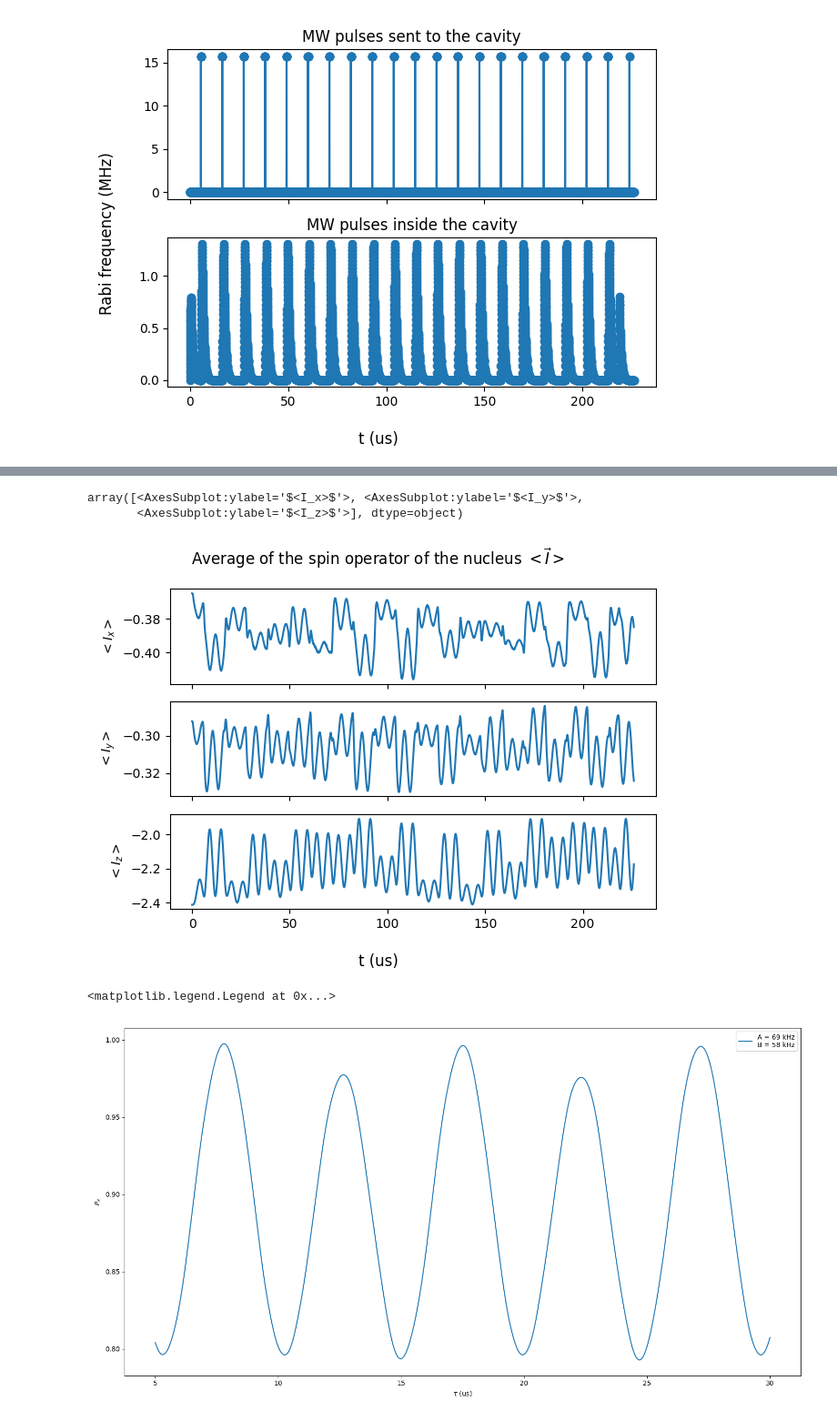
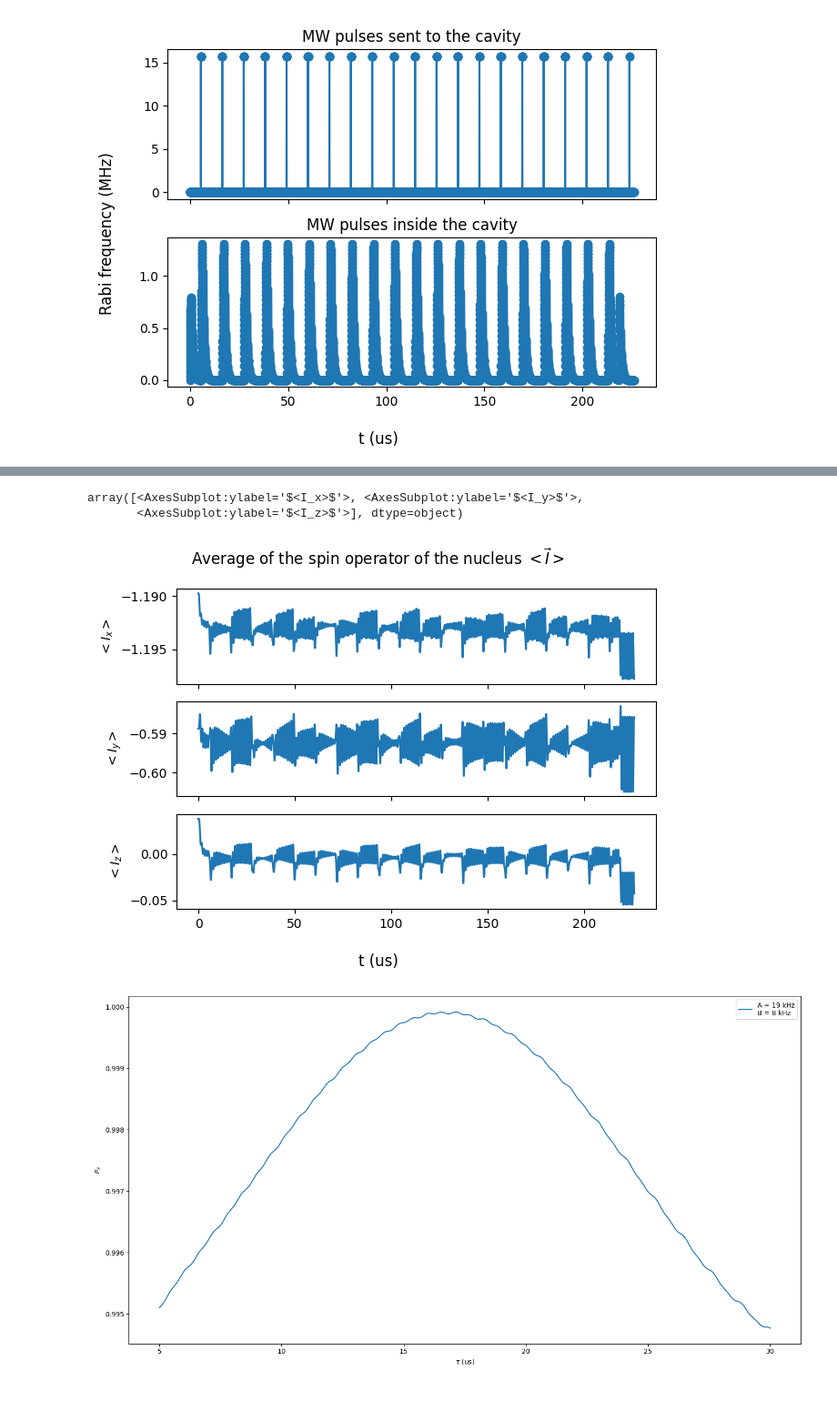
Before and after one commit to Quantronics/SpinDynamics, a Jupyter notebook: spin_simulations_ErTiO2.ipynb, the cells around one changed output, grey strips where cells are left out. Shown: that part at 91% size. Saved outputs shown, nothing was run; the diff lists cells and outputs as text; code cells hidden in the pictures.

```diff
--- a/spin_simulations_ErTiO2.ipynb
+++ b/spin_simulations_ErTiO2.ipynb
@@ -73,15 +70,14 @@ B_field = np.array([B0*np.sin(theta)*np.cos(phi), B0*np.sin(theta)*np.sin(phi),
 omega_L = 2*np.pi*mu_I/h*1e-6*B0 # rad/us
 
 # Hyperfine constants
-#A_sim, B_sim = np.genfromtxt('hyperfine_parameters\832_at_(%.1f,%.1f,%.1f)_Ti.csv'%(B_field[0]*1e3, B_field[1]*1e3, B_field[2]*1e3), delimiter=',')[1:, -2:].T*1e-3 # MHz
-#A_list = 2*np.pi*np.array(A_sim[:10]) # rad/us (MHz)
-#B_list = 2*np.pi*np.array(B_sim[:10]) # rad/us (MHz)
+A_sim, B_sim = np.genfromtxt('hyperfine_parameters\832_at_(%.1f,%.1f,%.1f)_Ti.csv'%(B_field[0]*1e3, B_field[1]*1e3, B_field[2]*1e3), delimiter=',')[1:, -2:].T*1e-3 # MHz
+A_list = 2*np.pi*np.array(A_sim[:30]) # rad/us (MHz)
+B_list = 2*np.pi*np.array(B_sim[:30]) # rad/us (MHz)
 
-A = 2*np.pi*69e-3
-B = 2*np.pi*58e-3
+A = A_list[18]
+B = B_list[18]
 
 # Pulse parameters
-tau = abs((2*10+1)*np.pi/(2*omega_L))
 pi_pulse_duration = 700e-3 # us (700 ns)
 
 # Rabi angle of the input MW pulse so that the filtered pulse applies a pi Rabi angle
@@ -97,7 +93,7 @@ nS = int(2*S+1)
 # %%
 I = 5/2
 nI = int(2*I+1)
-(Ix,Iy,Iz) = generate_I(I)
+(Ix,Iy,Iz) = generate_S(I)
 # %%
 # Nuclear Zeeman interaction
 omega_Ix = 2*np.pi*mu_I/h*1e-6*B_field[0]
@@ -190,20 +187,20 @@ inspect_nuclear_spin(1, t, result, I, nS)
 # %% [output]
 array([<AxesSubplot:ylabel='$<I_x>$'>, <AxesSubplot:ylabel='$<I_y>$'>,
        <AxesSubplot:ylabel='$<I_z>$'>], dtype=object)
-[figure, old version]
+[figure, new version]
 # %%
 # Simulating for different values of tau for each nuclear spin (see A_list and B_list)
 tau_list = np.linspace(5, 30, 2001)
 N_pulses = 1
 
-A_list = [A] # rad/us (MHz)
-B_list = [B] # rad/us (MHz)
-p_x = np.zeros([len(A_list),len(tau_list)])
+A_simlist = [A] # rad/us (MHz)
+B_simlist = [B] # rad/us (MHz)
+p_x = np.zeros([len(A_simlist),len(tau_list)])
 
 pool = Pool(worker_count)
 
-for i in range(len(A_list)):
-    H_DD = A_list[i]*tensor(Sz,Iz) + B_list[i]*tensor(Sz,Ix) + B_list[i]*tensor(Sz,Iy)
+for i in range(len(A_simlist)):
+    H_DD = A_simlist[i]*tensor(Sz,Iz) + B_simlist[i]*tensor(Sz,Ix) + B_simlist[i]*tensor(Sz,Iy)
     H = [H_NZ + H_NQ + H_DD, H_t, H_prep]
 
     args = [(H, ket0, {'tau':tau, 'pi_pulse_duration':pi_pulse_duration, 'rabi_freq':rabi_freq, 'kappa':kappa, 'kappa_c':kappa_c, 'N_pulses':N_pulses}, nS, nI) for tau in tau_list]
@@ -214,12 +211,12 @@ pool.close()
 # %%
 fig, axes = plt.subplots(1, 1, tight_layout=True, figsize=(15,8))
 axes.set(
     xlabel=r"$\tau$ (us)",
     ylabel=r"$P_x$"
 )
 
-axes.plot(tau_list, p_x[0], label="A = %d kHz\nB = %d kHz"%(A_list[0]/(2*np.pi)*1e3,B_list[0]/(2*np.pi)*1e3))
-axes.legend()
+for i in range(len(A_simlist)):
+    axes.plot(tau_list, p_x[i], label="A = %d kHz\nB = %d kHz"%(A_simlist[0]/(2*np.pi)*1e3,B_simlist[0]/(2*np.pi)*1e3))
+    axes.legend()
 # %% [output]
-<matplotlib.legend.Legend at 0x...>
-[figure, old version]
+[figure, new version]
```
Also changed, not shown: parts of 8 cells of this notebook, 2 other files.
